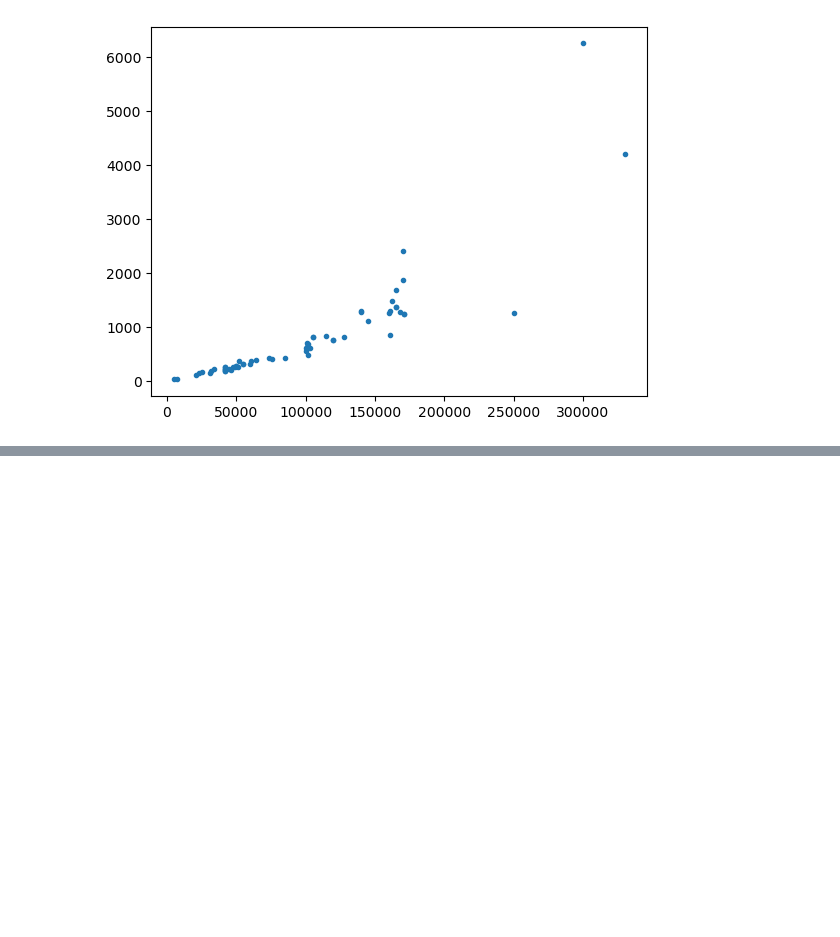
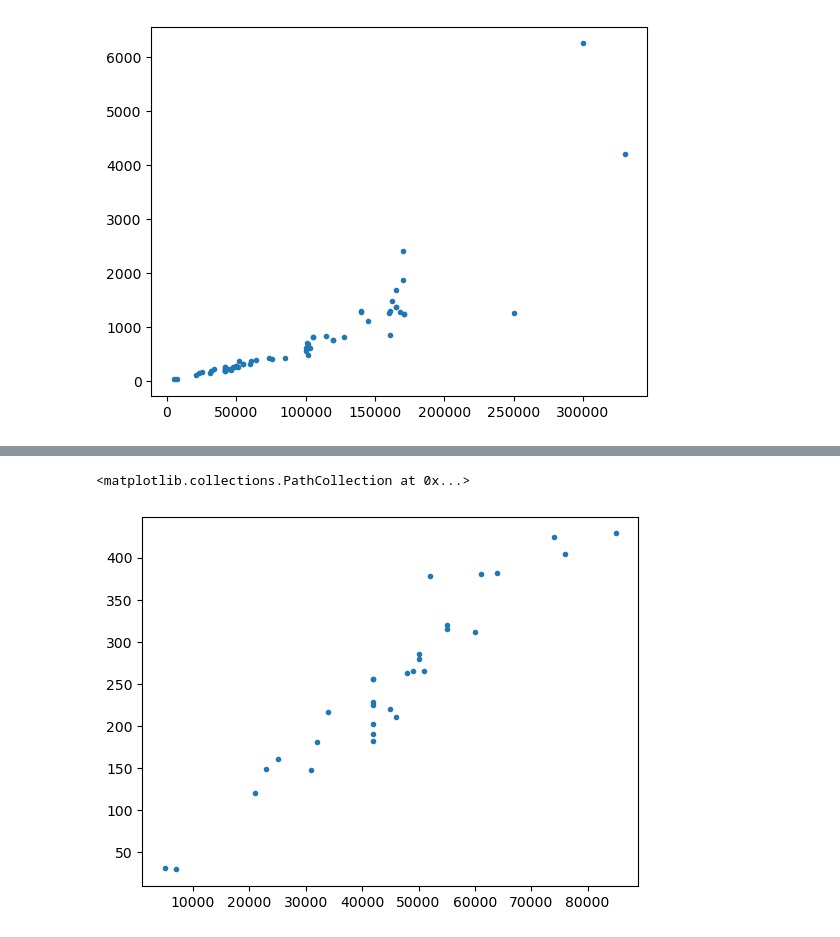
Before and after one commit to CaneMandarinesco/datamining, a Jupyter notebook: 05_regressione_lineare.ipynb, the cells around one changed output, grey strips where cells are left out. Saved outputs shown, nothing was run; the diff lists cells and outputs as text; code cells hidden in the pictures; blank space fills up the shorter version.

```diff
--- a/05_regressione_lineare.ipynb
+++ b/05_regressione_lineare.ipynb
@@ -28,3 +54,8 @@ df = df[df['Lunghezza'] < 100000]
+# %%
+plt.scatter(df['Lunghezza'], df['Minuti'], marker='.')
+# %% [output]
+<matplotlib.collections.PathCollection at 0x...>
+[figure, added]
 # %% [markdown]
 ## Regressione lineare
 * predirre il valore di una variabile su valori continui, analizzando le caratteristiche in input.
```
Also changed, not shown: parts of 6 cells of this notebook, 3 other files.
